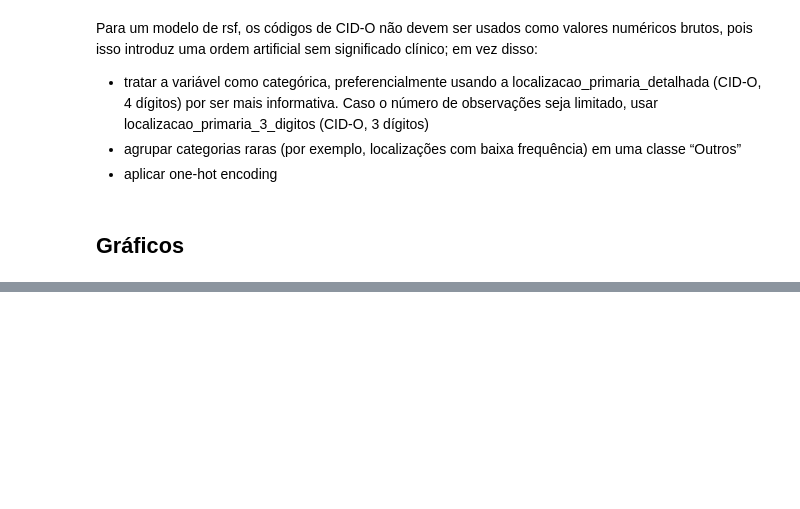
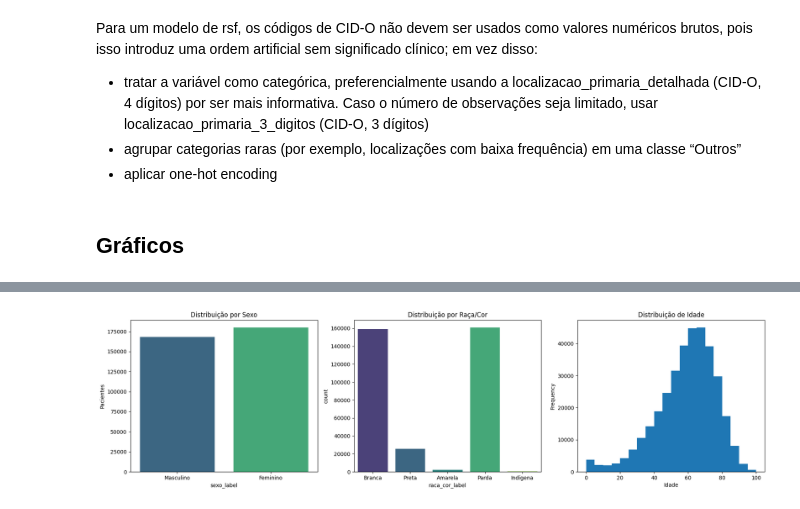
Before and after one commit to Data-Squad-ML/cancer_survival_prediction, a Jupyter notebook: src/cancer_brasil.ipynb, the cells around one changed output, grey strips where cells are left out. Drawn from its saved outputs; the diff is of its cells as text; code cells hidden in the pictures; blank space fills up the shorter version.

```diff
--- a/src/cancer_brasil.ipynb
+++ b/src/cancer_brasil.ipynb
@@ -481,17 +595,36 @@ plt.show()
 # %%
+sexo_counts = (
+    df.groupBy('sexo')
+      .count()
+      .orderBy('sexo')
+      .toPandas()
+)
+sexo_counts['sexo_label'] = sexo_counts['sexo'].map(map_sexo)
+
+racacor_counts = (
+    df.groupBy('raca_cor')
+      .count()
+      .orderBy('raca_cor')
+      .toPandas()
+)
+racacor_counts['raca_cor_label'] = racacor_counts['raca_cor'].map(map_racacor)
+
+idade_pd = df.select('idade').where(df['idade'].isNotNull()).toPandas()
+
 fig, axes = plt.subplots(1, 3, figsize=(18, 5))
-
-df['sexo'].map(map_sexo).value_counts().plot(kind='bar', ax=axes[0])
+sns.barplot(x=sexo_counts['sexo_label'], y=sexo_counts['count'], ax=axes[0], palette='viridis')
 axes[0].set_title('Distribuição por Sexo')
 axes[0].set_ylabel('Pacientes')
 
-df['raca_cor'].map(map_racacor).value_counts().plot(kind='bar', ax=axes[1])
+sns.barplot(x=racacor_counts['raca_cor_label'], y=racacor_counts['count'], ax=axes[1], palette='viridis')
 axes[1].set_title('Distribuição por Raça/Cor')
 
-df['idade'].dropna().plot(kind='hist', bins=20, ax=axes[2])
+idade_pd['idade'].plot(kind='hist', bins=20, ax=axes[2])
 axes[2].set_title('Distribuição de Idade')
 axes[2].set_xlabel('Idade')
 
 plt.tight_layout()
 plt.show()
+# %% [output]
+[figure, added]
 # %%
```
Also changed, not shown: parts of 26 cells of this notebook.
